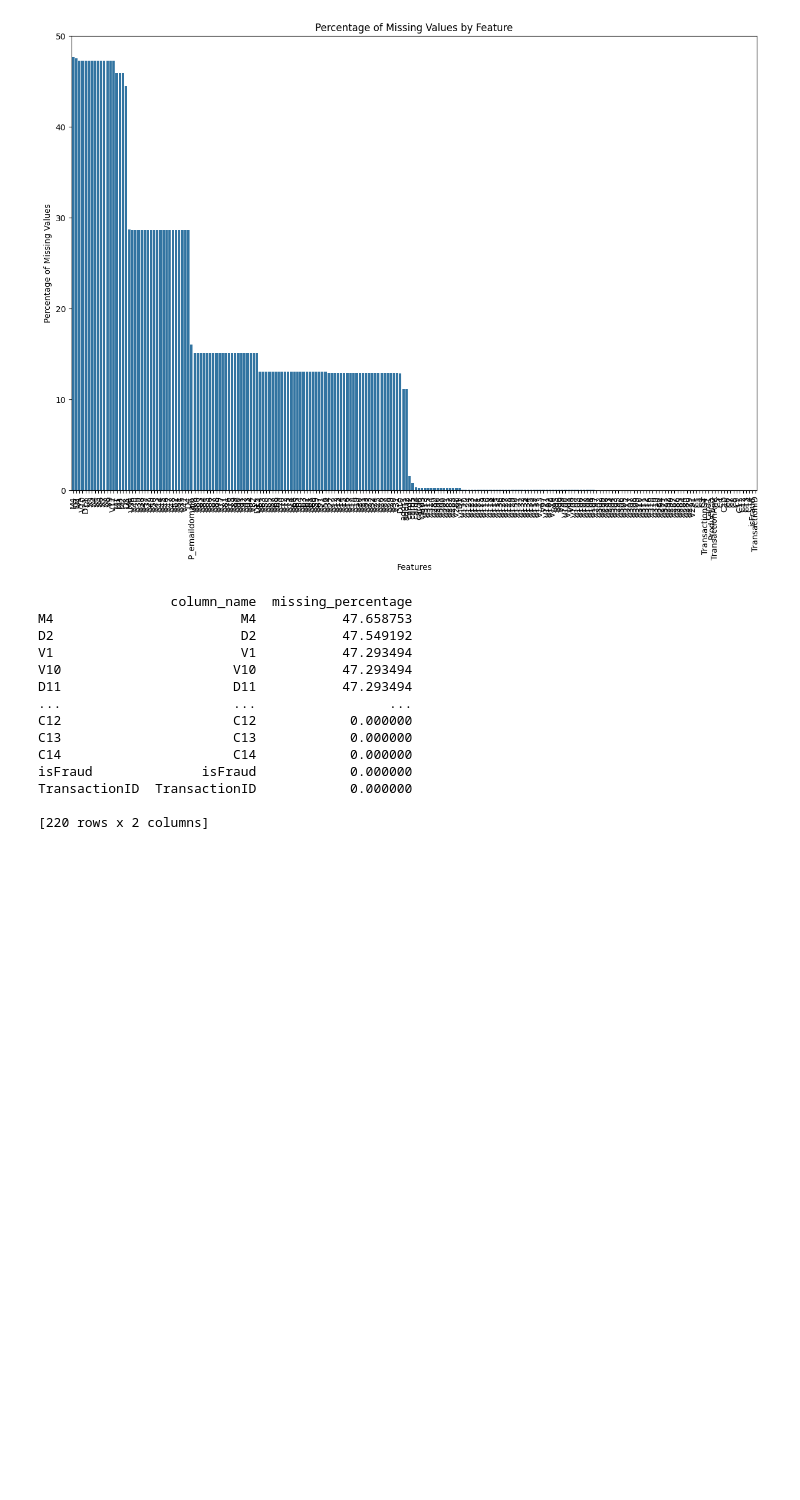
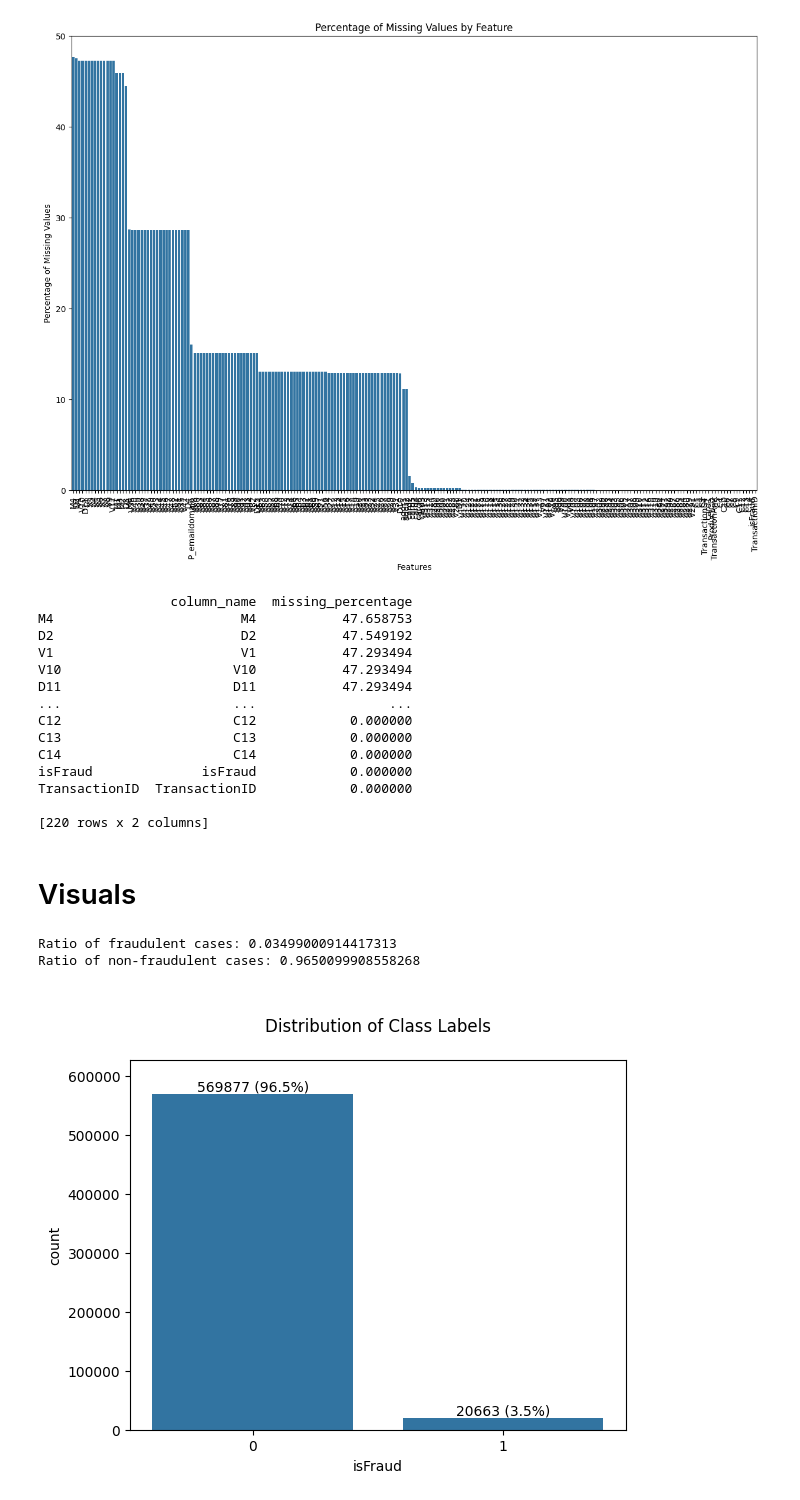
Before and after one commit to dev-S-t/Fraud_Detection, a Jupyter notebook: Clutch.ipynb, the cells around one changed output. Drawn from its saved outputs; the diff is of its cells as text; code cells hidden in the pictures; blank space fills up the shorter version.

```diff
--- a/Clutch.ipynb
+++ b/Clutch.ipynb
@@ -209,3 +209,32 @@ isFraud              isFraud            0.000000
 TransactionID  TransactionID            0.000000
 
 [220 rows x 2 columns]
+# %% [markdown]
+# Visuals
+# %%
+
+# Count the occurrences of fraud and no fraud
+occ = train['isFraud'].value_counts()
+
+# Print the ratio of fraud cases
+ratio_cases = occ/len(train.index)
+print(f'Ratio of fraudulent cases: {ratio_cases[1]}\nRatio of non-fraudulent cases: {ratio_cases[0]}')
+###
+
+ax = sns.countplot(x='isFraud', data = train)
+
+plt.title("\nDistribution of Class Labels\n")
+
+plt.margins(0.05, 0.1)
+
+for p in ax.patches:
+  x=p.get_bbox().get_points()[:,0]
+  y=p.get_bbox().get_points()[1,1]
+  ax.annotate('{} ({:.1f}%)'.format(int(y),100.*y/len(train)), (x.mean(), y),
+          ha='center', va='bottom')
+
+plt.show()
+# %% [output]
+Ratio of fraudulent cases: 0.03499000914417313
+Ratio of non-fraudulent cases: 0.9650099908558268
+[figure, added]
```
Also changed, not shown: parts of 17 cells of this notebook.
